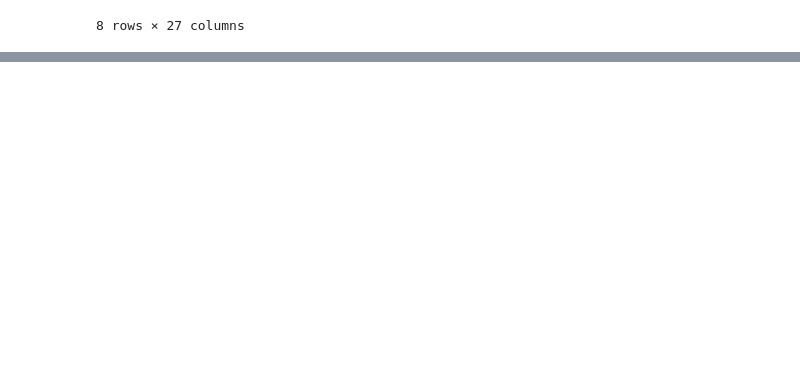
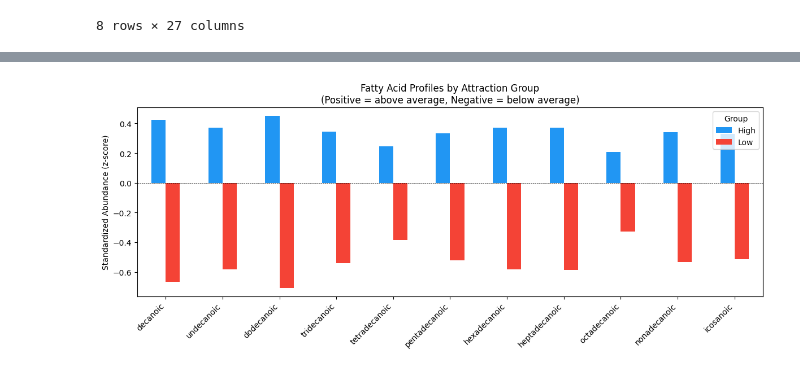
Before and after one commit to briandepasquale/Mos_GCMS, a Jupyter notebook: explore_data.ipynb, the cells around one changed output, grey strips where cells are left out. Saved outputs shown, nothing was run; the diff lists cells and outputs as text; code cells hidden in the pictures; blank space fills up the shorter version.

```diff
--- a/explore_data.ipynb
+++ b/explore_data.ipynb
@@ -454,0 +272,19 @@ plt.show()
+# %%
+merged_z = merged.copy()
+for fa in fatty_acids:
+    merged_z[fa] = (merged_z[fa] - merged_z[fa].mean()) / merged_z[fa].std()
+
+group_means = merged_z.groupby('group')[fatty_acids].mean()
+
+fig, ax = plt.subplots(figsize=(12, 5))
+group_means.T.plot(kind='bar', ax=ax, color={'High': '#2196F3', 'Low': '#F44336', 'Control': '#808080'})
+ax.set_ylabel('Standardized Abundance (z-score)')
+ax.set_title('Fatty Acid Profiles by Attraction Group\n(Positive = above average, Negative = below average)')
+ax.legend(title='Group')
+ax.axhline(0, color='k', linewidth=0.5, linestyle='--')
+plt.xticks(rotation=45, ha='right')
+plt.tight_layout()
+plt.savefig('fig_group_profiles.png', dpi=150, bbox_inches='tight')
+plt.show()
+# %% [output]
+[figure, added]
```
Also changed, not shown: parts of 59 cells of this notebook, 8 other files.
